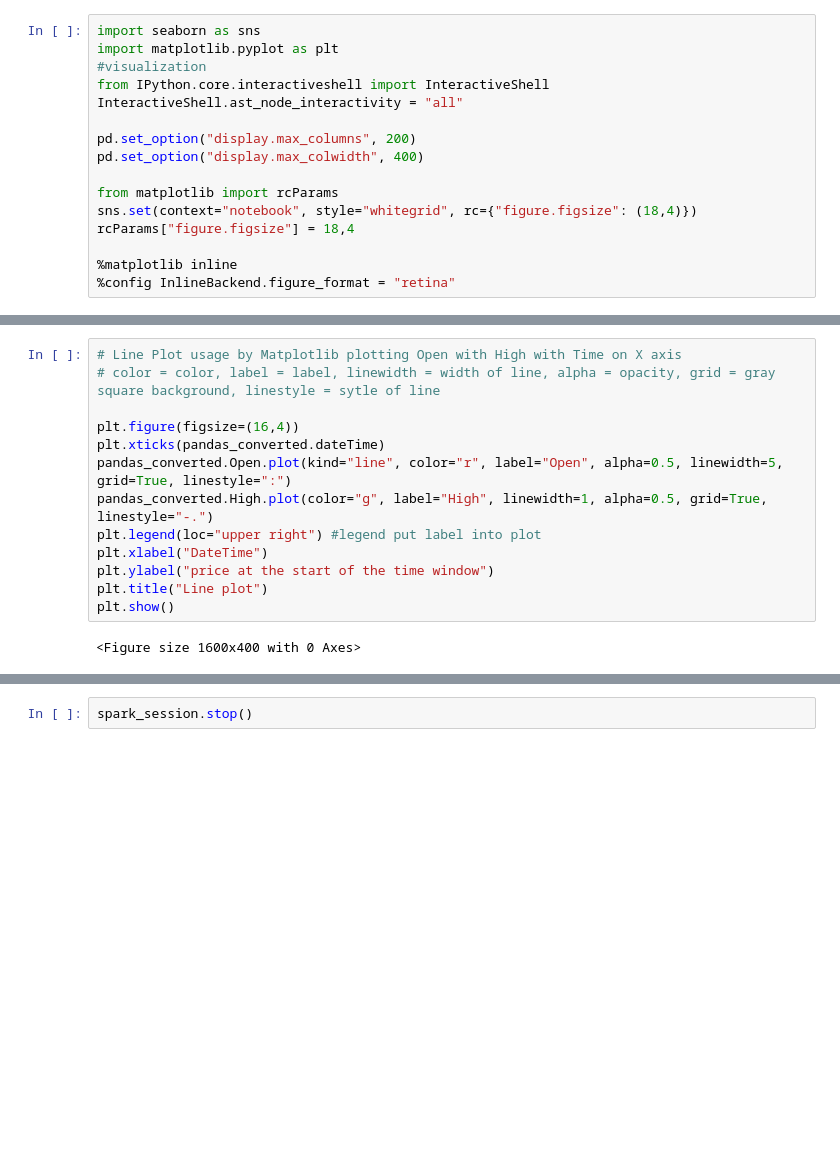
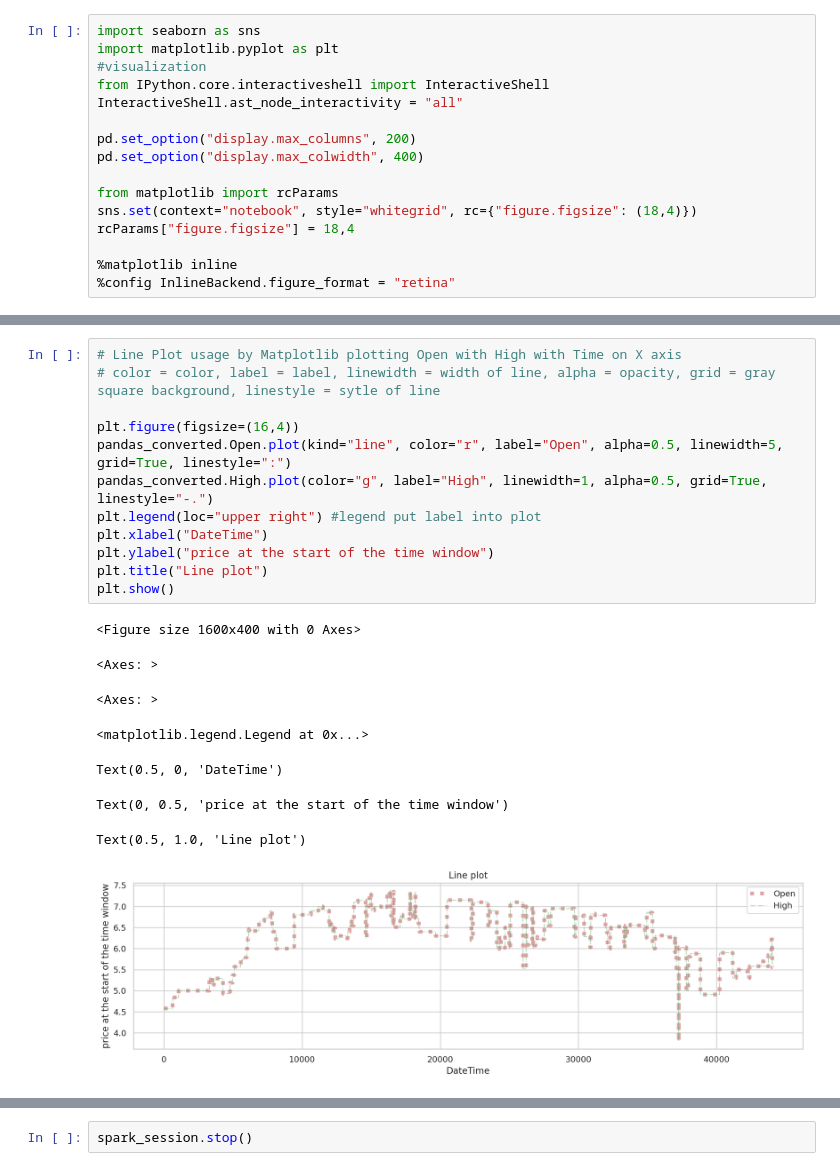
Before and after one commit to shahabsherveh/DE1-Spark-Fork, a Jupyter notebook: DE-2025/examples/python/Lecture2_Example2_bitcoin_trend_analysis.ipynb, the cells around one changed output, grey strips where cells are left out. Drawn from its saved outputs; the diff is of its cells as text; blank space fills up the shorter version.

```diff
--- a/DE-2025/examples/python/Lecture2_Example2_bitcoin_trend_analysis.ipynb
+++ b/DE-2025/examples/python/Lecture2_Example2_bitcoin_trend_analysis.ipynb
@@ -366,18 +337,24 @@ Text(0.5, 1.0, 'BTC Trading Volume by day')
 # %%
 # Line Plot usage by Matplotlib plotting Open with High with Time on X axis
 # color = color, label = label, linewidth = width of line, alpha = opacity, grid = gray square background, linestyle = sytle of line
 
 plt.figure(figsize=(16,4))
-plt.xticks(pandas_converted.dateTime)
 pandas_converted.Open.plot(kind="line", color="r", label="Open", alpha=0.5, linewidth=5, grid=True, linestyle=":")
 pandas_converted.High.plot(color="g", label="High", linewidth=1, alpha=0.5, grid=True, linestyle="-.")
 plt.legend(loc="upper right") #legend put label into plot
 plt.xlabel("DateTime")
 plt.ylabel("price at the start of the time window")
 plt.title("Line plot")
 plt.show()
 # %% [output]
 <Figure size 1600x400 with 0 Axes>
+<Axes: >
+<Axes: >
+<matplotlib.legend.Legend at 0x...>
+Text(0.5, 0, 'DateTime')
+Text(0, 0.5, 'price at the start of the time window')
+Text(0.5, 1.0, 'Line plot')
+[figure, added]
 # %%
 #Histogram plot of Open price
 pandas_converted.Open.plot(kind="hist", bins=50)
```
Also changed, not shown: parts of 39 cells of this notebook, 6 other files.
